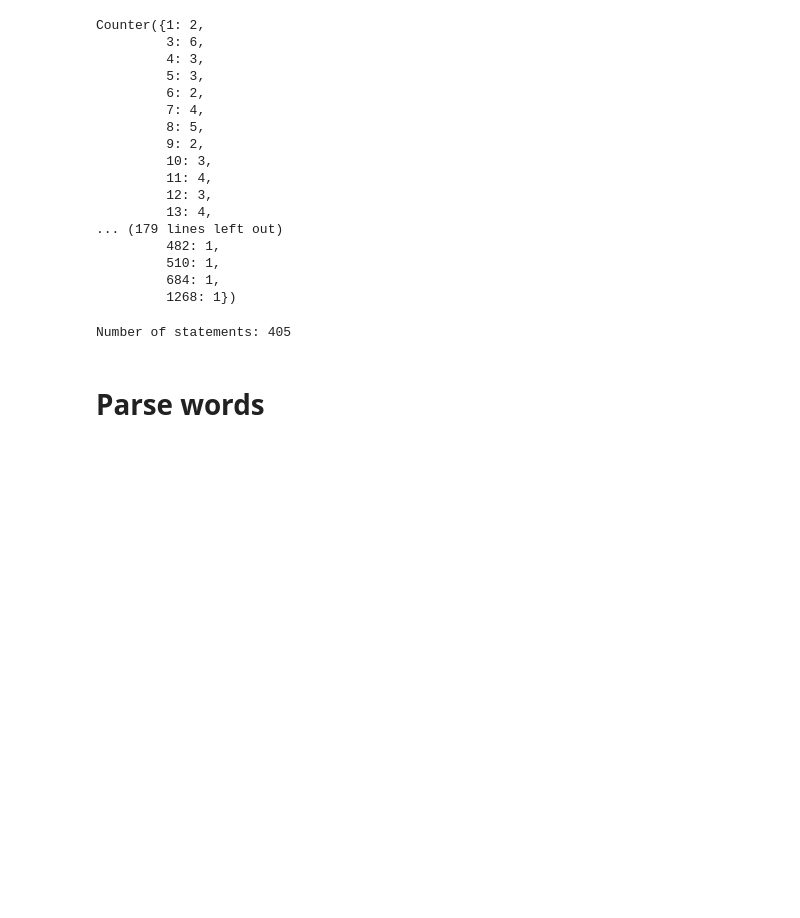
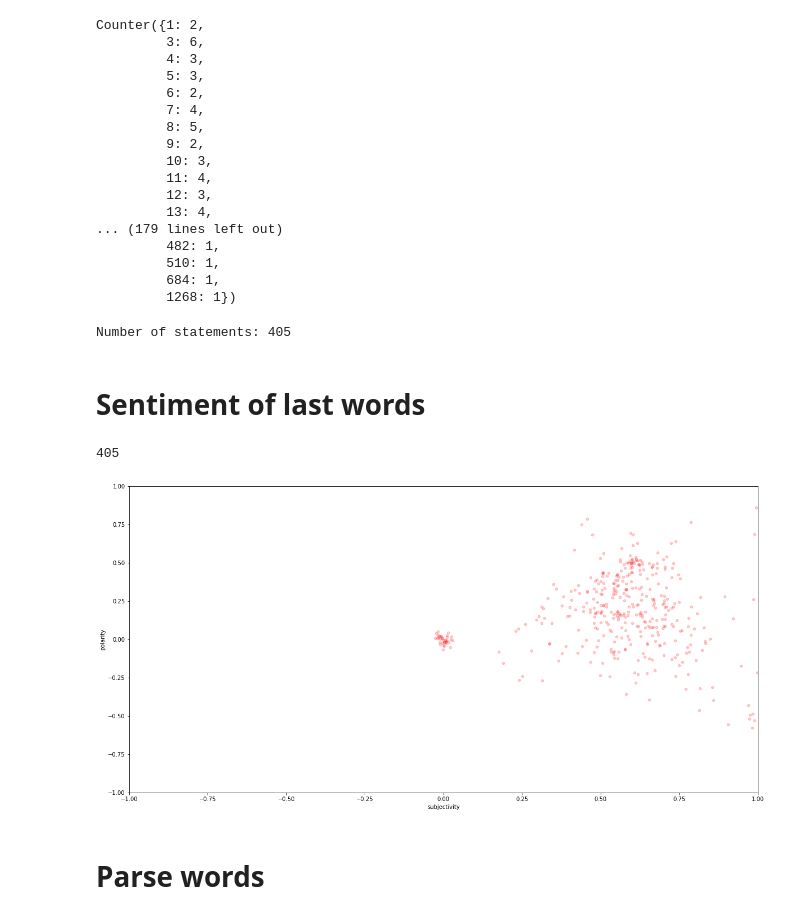
Before and after one commit to amycurneen/Metis-Curneen, a Jupyter notebook: 4_Death_row/Last_words_clustering.ipynb, the cells around one changed output. Cells and saved outputs as stored; diff of their text form; code cells hidden in the pictures; blank space fills up the shorter version.

```diff
--- a/4_Death_row/Last_words_clustering.ipynb
+++ b/4_Death_row/Last_words_clustering.ipynb
@@ -60,6 +67,9 @@ words = [doc.replace("\n","") for doc in words]
 words = [doc.replace("\r","") for doc in words]
 # %% [markdown]
 ## Drop "No statement"
+# %%
+def remove_all_values(the_list, val):
+   return [value for value in the_list if value != val]
 # %%
 words = remove_all_values(words,'None')
 # %%
@@ -128,6 +138,44 @@ print("Number of statements: {}".format(len(words_short)))
 Number of statements: 405
 # %%
 words = words_short
+# %% [markdown]
+# Sentiment of last words
+# %%
+polarity = []
+subjectivity = []
+
+for doc in words:
+    state = str(doc)
+    a = list(TextBlob(state).sentiment)
+    polarity.append(a[0])
+    subjectivity.append(a[1])
+# %%
+len(subjectivity)
+# %% [output]
+405
+# %%
+def rand_jitter(arr):
+    stdev = .017*(max(arr)-min(arr))
+    return arr + np.random.randn(len(arr)) * stdev
+
+def jitter(x, y, s=20, c='b', marker='o', cmap=None, norm=None, vmin=None, vmax=None,
+           alpha=None, linewidths=None, verts=None, hold=None, **kwargs):
+    return plt.scatter(rand_jitter(x), rand_jitter(y), s=s, c=c, marker=marker, cmap=cmap,
+                   norm=norm, vmin=vmin, vmax=vmax, alpha=alpha, linewidths=linewidths,
+                   verts=verts, hold=hold, **kwargs)
+# %%
+x = subjectivity
+y = polarity
+
+plt.figure(figsize=(20,10))
+jitter(x, y, c="r", alpha=0.2)
+plt.xlabel("subjectivity")
+plt.ylabel("polarity")
+plt.xlim(-1,1)
+plt.ylim(-1,1)
+plt.show()
+# %% [output]
+[figure, added]
 # %% [markdown]
 # Parse words
 # %%
```
Also changed, not shown: parts of 17 cells of this notebook, 38 other files.
